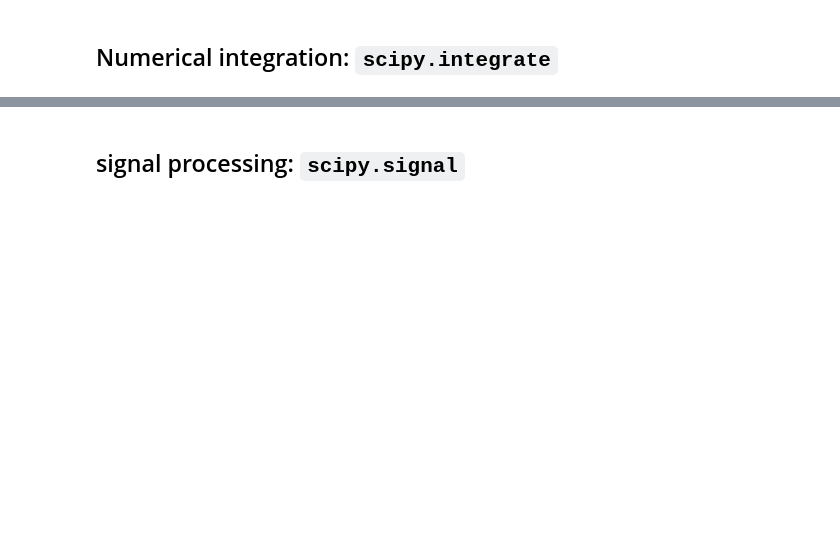
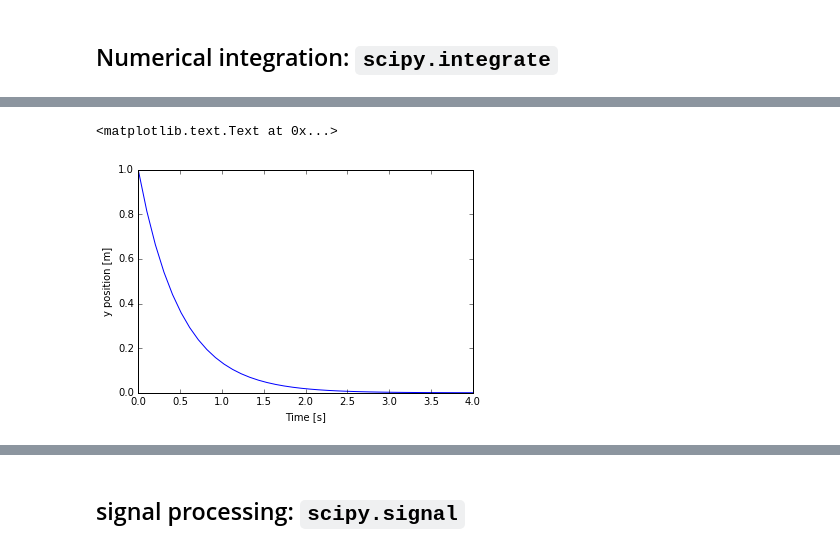
Before and after one commit to chenchaodev/note_machine_learning, a Jupyter notebook: python/Scipy Notes/1.05 Scipy basic.ipynb, the cells around one changed output, grey strips where cells are left out. Saved outputs shown, nothing was run; the diff lists cells and outputs as text; code cells hidden in the pictures; blank space fills up the shorter version.

```diff
--- a/python/Scipy Notes/1.05 Scipy basic.ipynb
+++ b/python/Scipy Notes/1.05 Scipy basic.ipynb
@@ -115,0 +296,21 @@ plt.ylabel('Amplitude')
+# %%
+"""Solve the ODE dy/dt = -2y between t = 0..4, with the
+initial condition y(t=0) = 1.
+"""
+
+import numpy as np
+from scipy.integrate import odeint
+import pylab as pl
+
+def calc_derivative(ypos, time):
+    return -2*ypos
+
+time_vec = np.linspace(0, 4, 40)
+yvec = odeint(calc_derivative, 1, time_vec)
+
+pl.plot(time_vec, yvec)
+pl.xlabel('Time [s]')
+pl.ylabel('y position [m]')
+# %% [output]
+<matplotlib.text.Text at 0x...>
+[figure, added]
```
Also changed, not shown: parts of 62 cells of this notebook, 2 other files.
